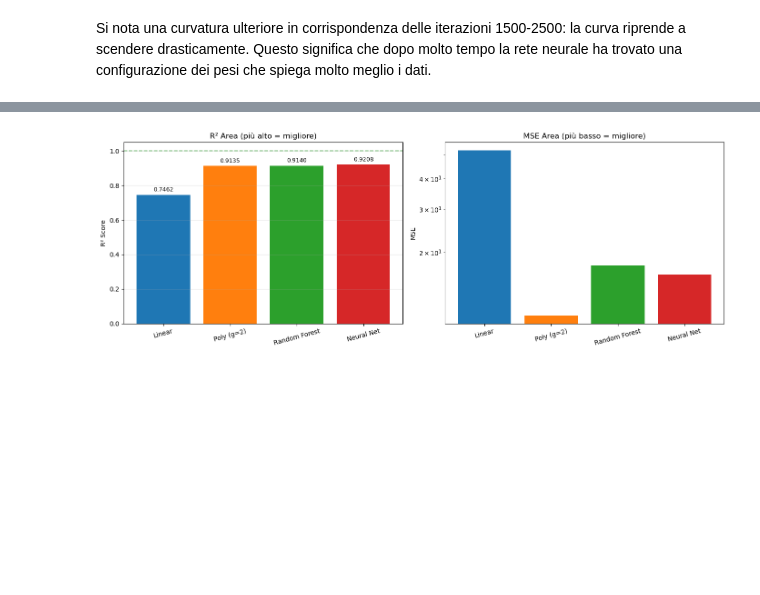
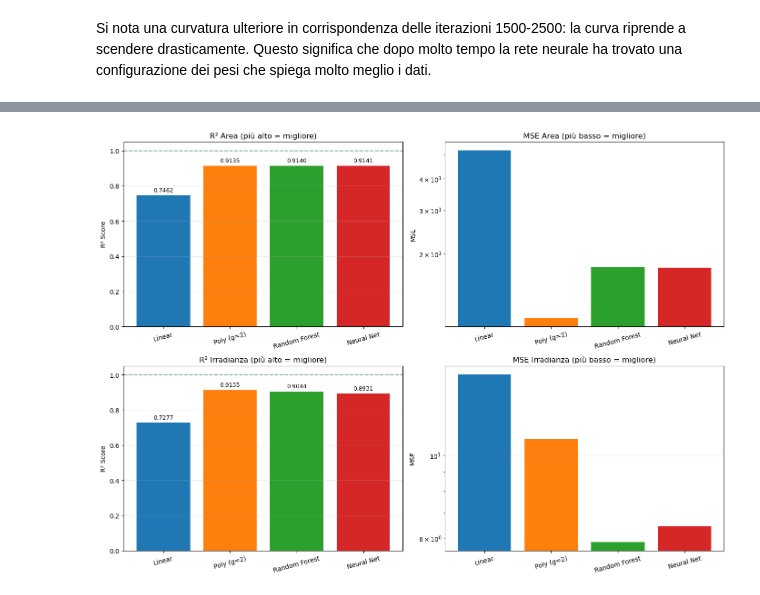
Before and after one commit to rezucch1/RadIAnce-AntonioliZucchi, a Jupyter notebook: checkpoint1.ipynb, the cells around one changed output, grey strips where cells are left out. Saved outputs shown, nothing was run; the diff lists cells and outputs as text; code cells hidden in the pictures; blank space fills up the shorter version.

```diff
--- a/checkpoint1.ipynb
+++ b/checkpoint1.ipynb
@@ -468,7 +468,7 @@ x_train = jnp.array(params_standardized)
 y_train = jnp.array(output_raw)
 
 print("Addestramento della Rete Neurale:")
-for epoch in range(4001):
+for epoch in range(3001):
     params, opt_state, loss = update_step(params, opt_state, x_train, y_train)
     history_loss.append(loss.item())
     if epoch % 100 == 0:
@@ -598,44 +599,82 @@ print("=" * 80)
 print(results.to_string(index=False))
 print("=" * 80)
 
-# Grafico confronto
-fig, ax = plt.subplots(1, 2, figsize=(14, 5))
+# Grafico confronto con 4 subplot (2x2)
+fig, ax = plt.subplots(2, 2, figsize=(14, 10))
 
 modelli = ['Linear', 'Poly (g=2)', 'Random Forest', 'Neural Net']
 x_pos = np.arange(len(modelli))
 colors = ['#1f77b4', '#ff7f0e', '#2ca02c', '#d62728']
 
-# R² Score
-r2_vals = [r2_area, poly_best['R2'], r2_area_rf, r2_area_nn]
-ax[0].bar(x_pos, r2_vals, color=colors)
-ax[0].set_ylabel('R² Score')
-ax[0].set_title('R² Area (più alto = migliore)')
-ax[0].set_xticks(x_pos)
-ax[0].set_xticklabels(modelli, rotation=15)
-ax[0].set_ylim([0, 1.05])
-ax[0].axhline(y=1, color='green', linestyle='--', alpha=0.5)
-ax[0].grid(axis='y', alpha=0.3)
-for i, v in enumerate(r2_vals):
-    ax[0].text(i, v + 0.02, f'{v:.4f}', ha='center', fontsize=9)
+# ===============================================
+# RIGA 1: AREA
+# ===============================================
 
-# MSE Score
-mse_vals = [mse_area, poly_best['MSE'], mse_area_rf, mse_area_nn]
-ax[1].bar(x_pos, mse_vals, color=colors)
-ax[1].set_ylabel('MSE')
-ax[1].set_title('MSE Area (più basso = migliore)')
-ax[1].set_xticks(x_pos)
-ax[1].set_xticklabels(modelli, rotation=15)
-ax[1].set_yscale('log')
-ax[1].grid(axis='y', alpha=0.3)
+# R² Area
+r2_vals_area = [r2_area, poly_best['R2'], r2_area_rf, r2_area_nn]
+ax[0, 0].bar(x_pos, r2_vals_area, color=colors)
+ax[0, 0].set_ylabel('R² Score')
+ax[0, 0].set_title('R² Area (più alto = migliore)')
+ax[0, 0].set_xticks(x_pos)
+ax[0, 0].set_xticklabels(modelli, rotation=15)
+ax[0, 0].set_ylim([0, 1.05])
+ax[0, 0].axhline(y=1, color='green', linestyle='--', alpha=0.5)
+ax[0, 0].grid(axis='y', alpha=0.3)
+for i, v in enumerate(r2_vals_area):
+    ax[0, 0].text(i, v + 0.02, f'{v:.4f}', ha='center', fontsize=9)
+
+# MSE Area
+mse_vals_area = [mse_area, poly_best['MSE'], mse_area_rf, mse_area_nn]
+ax[0, 1].bar(x_pos, mse_vals_area, color=colors)
+ax[0, 1].set_ylabel('MSE')
+ax[0, 1].set_title('MSE Area (più basso = migliore)')
+ax[0, 1].set_xticks(x_pos)
+ax[0, 1].set_xticklabels(modelli, rotation=15)
+ax[0, 1].set_yscale('log')
+ax[0, 1].grid(axis='y', alpha=0.3)
+
+# ===============================================
+# RIGA 2: IRRADIANZA
+# ===============================================
+
+# R² Irradianza (CORRETTO: usa r2_radiation, non r2_area)
+r2_vals_rad = [r2_radiation, poly_best['R2'], r2_radiation_rf, r2_radiation_nn]
+ax[1, 0].bar(x_pos, r2_vals_rad, color=colors)
+ax[1, 0].set_ylabel('R² Score')
+ax[1, 0].set_title('R² Irradianza (più alto = migliore)')
+ax[1, 0].set_xticks(x_pos)
+ax[1, 0].set_xticklabels(modelli, rotation=15)
+ax[1, 0].set_ylim([0, 1.05])
+ax[1, 0].axhline(y=1, color='green', linestyle='--', alpha=0.5)
+ax[1, 0].grid(axis='y', alpha=0.3)
+for i, v in enumerate(r2_vals_rad):
+    ax[1, 0].text(i, v + 0.02, f'{v:.4f}', ha='center', fontsize=9)
+
+# MSE Irradianza
+mse_vals_rad = [mse_radiation, poly_best['MSE'], mse_radiation_rf, mse_radiation_nn]
+ax[1, 1].bar(x_pos, mse_vals_rad, color=colors)
+ax[1, 1].set_ylabel('MSE')
+ax[1, 1].set_title('MSE Irradianza (più basso = migliore)')
+ax[1, 1].set_xticks(x_pos)
+ax[1, 1].set_xticklabels(modelli, rotation=15)
+ax[1, 1].set_yscale('log')
+ax[1, 1].grid(axis='y', alpha=0.3)
 
 plt.tight_layout()
 plt.show()
 
-# Identificazione vincitore
-best_r2_idx = np.argmax(r2_vals)
-best_mse_idx = np.argmin(mse_vals)
-print(f"\n Best R² area: {modelli[best_r2_idx]} ({r2_vals[best_r2_idx]:.4f})")
-print(f" Lowest MSE area:  {modelli[best_mse_idx]} ({mse_vals[best_mse_idx]:.4f})")
+# Identificazione vincitori
+best_r2_area_idx = np.argmax(r2_vals_area)
+best_mse_area_idx = np.argmin(mse_vals_area)
+best_r2_rad_idx = np.argmax(r2_vals_rad)
+best_mse_rad_idx = np.argmin(mse_vals_rad)
+
+print(f"\n=== AREA ===")
+print(f"  Best R²: {modelli[best_r2_area_idx]} ({r2_vals_area[best_r2_area_idx]:.4f})")
+print(f"  Lowest MSE: {modelli[best_mse_area_idx]} ({mse_vals_area[best_mse_area_idx]:.4f})")
+print(f"\n=== IRRADIANZA ===")
+print(f"  Best R²: {modelli[best_r2_rad_idx]} ({r2_vals_rad[best_r2_rad_idx]:.4f})")
+print(f"  Lowest MSE: {modelli[best_mse_rad_idx]} ({mse_vals_rad[best_mse_rad_idx]:.4f})")
 # %% [output]
 ================================================================================
                     CONFRONTO FINALE DEI MODELLI
@@ -648,2 +687,2 @@ Poly Regression (g=2) 0.913474       0.913474 11.049860       11.049860
 ================================================================================
-[figure, old version]
+[figure, new version]
```
Also changed, not shown: parts of 7 cells of this notebook.
